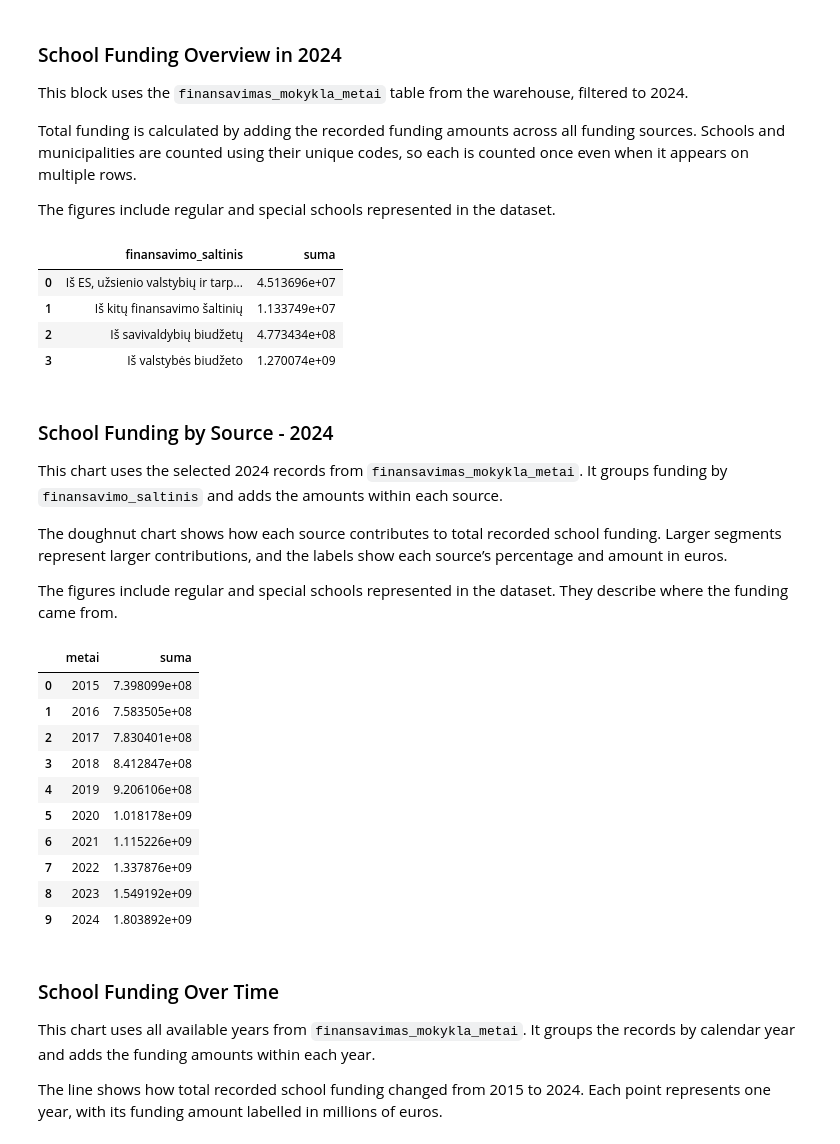
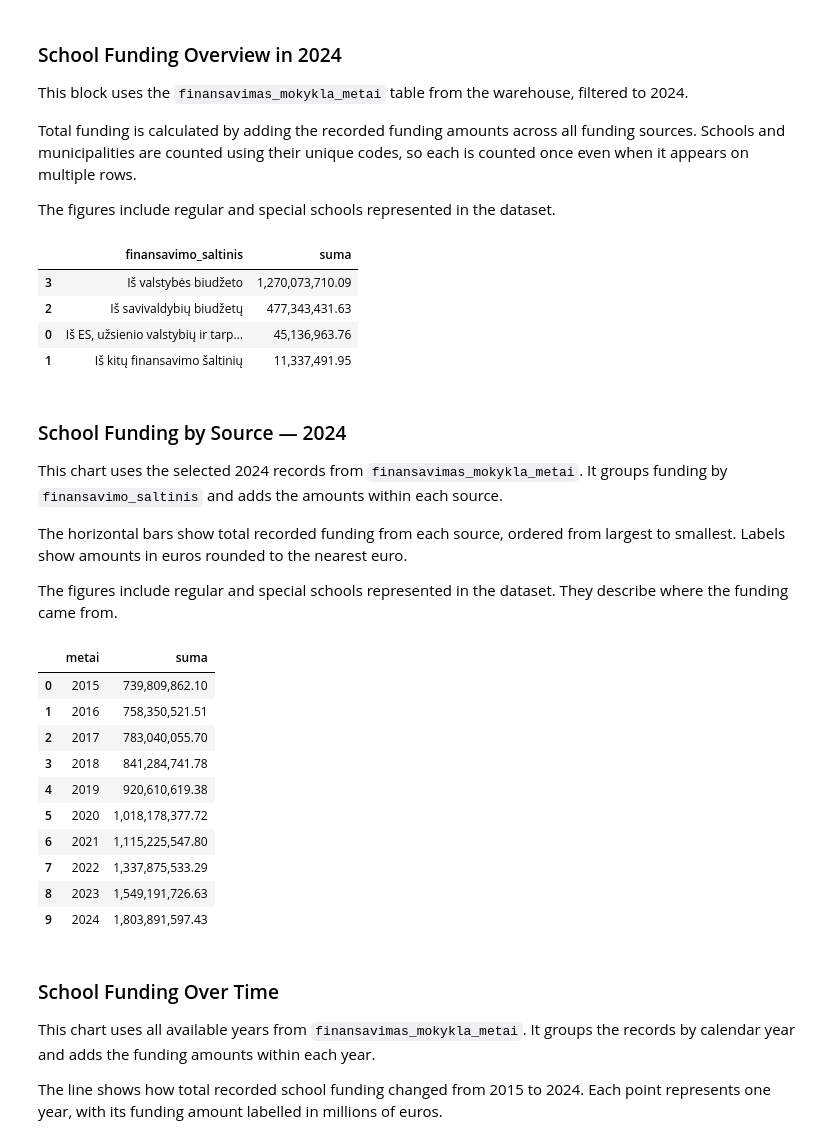
Before and after one commit to VeronikaMack/svietimo_finansu_projektas, a Jupyter notebook: notebooks/overview.ipynb, the cells around one changed output. Drawn from its saved outputs; the diff is of its cells as text; code cells hidden in the pictures.

```diff
--- a/notebooks/overview.ipynb
+++ b/notebooks/overview.ipynb
@@ -1,5 +8,7 @@
 # %%
 import pandas as pd
+
+pd.options.display.float_format = "{:,.2f}".format
 
 education_spending = pd.read_csv(
     "../data/public/education_expenditure_by_function_2024.csv",
@@ -150,17 +159,18 @@ The figures include regular and special schools represented in the dataset.
 # %%
 funding_by_source = (
     selected_funding.assign(suma=selected_funding["suma"].astype("float64"))
     .groupby("finansavimo_saltinis", as_index=False)["suma"]
     .sum()
+    .sort_values("suma", ascending=False, kind="stable")
 )
 
 display(funding_by_source)
 # %% [output]
 |  | finansavimo_saltinis | suma |
-| 0 | Iš ES, užsienio valstybių ir tarp... | 4.513696e+07 |
-| 1 | Iš kitų finansavimo šaltinių | 1.133749e+07 |
-| 2 | Iš savivaldybių biudžetų | 4.773434e+08 |
-| 3 | Iš valstybės biudžeto | 1.270074e+09 |
+| 3 | Iš valstybės biudžeto | 1,270,073,710.09 |
+| 2 | Iš savivaldybių biudžetų | 477,343,431.63 |
+| 0 | Iš ES, užsienio valstybių ir tarp... | 45,136,963.76 |
+| 1 | Iš kitų finansavimo šaltinių | 11,337,491.95 |
 # %%
 import plotly.express as px
 
@@ -186,14 +214,14 @@ figure.update_layout(
 
 figure.show(config={"staticPlot": True, "displayModeBar": False})
 # %% [markdown]
-### School Funding by Source - 2024
+### School Funding by Source — 2024
 
 This chart uses the selected 2024 records from `finansavimas_mokykla_metai`.
 It groups funding by `finansavimo_saltinis` and adds the amounts within each source.
 
-The doughnut chart shows how each source contributes to total recorded school
-funding. Larger segments represent larger contributions, and the labels show
-each source’s percentage and amount in euros.
+The horizontal bars show total recorded funding from each source, ordered
+from largest to smallest. Labels show amounts in euros rounded to the
+nearest euro.
 
 The figures include regular and special schools represented in the dataset.
 They describe where the funding came from.
@@ -208,16 +236,16 @@ funding_by_year = (
 display(funding_by_year)
 # %% [output]
 |  | metai | suma |
-| 0 | 2015 | 7.398099e+08 |
-| 1 | 2016 | 7.583505e+08 |
-| 2 | 2017 | 7.830401e+08 |
-| 3 | 2018 | 8.412847e+08 |
-| 4 | 2019 | 9.206106e+08 |
-| 5 | 2020 | 1.018178e+09 |
-| 6 | 2021 | 1.115226e+09 |
-| 7 | 2022 | 1.337876e+09 |
-| 8 | 2023 | 1.549192e+09 |
-| 9 | 2024 | 1.803892e+09 |
+| 0 | 2015 | 739,809,862.10 |
+| 1 | 2016 | 758,350,521.51 |
+| 2 | 2017 | 783,040,055.70 |
+| 3 | 2018 | 841,284,741.78 |
+| 4 | 2019 | 920,610,619.38 |
+| 5 | 2020 | 1,018,178,377.72 |
+| 6 | 2021 | 1,115,225,547.80 |
+| 7 | 2022 | 1,337,875,533.29 |
+| 8 | 2023 | 1,549,191,726.63 |
+| 9 | 2024 | 1,803,891,597.43 |
 # %%
 figure = px.line(
     funding_by_year,
```
Also changed, not shown: parts of 8 cells of this notebook, 10 other files.
